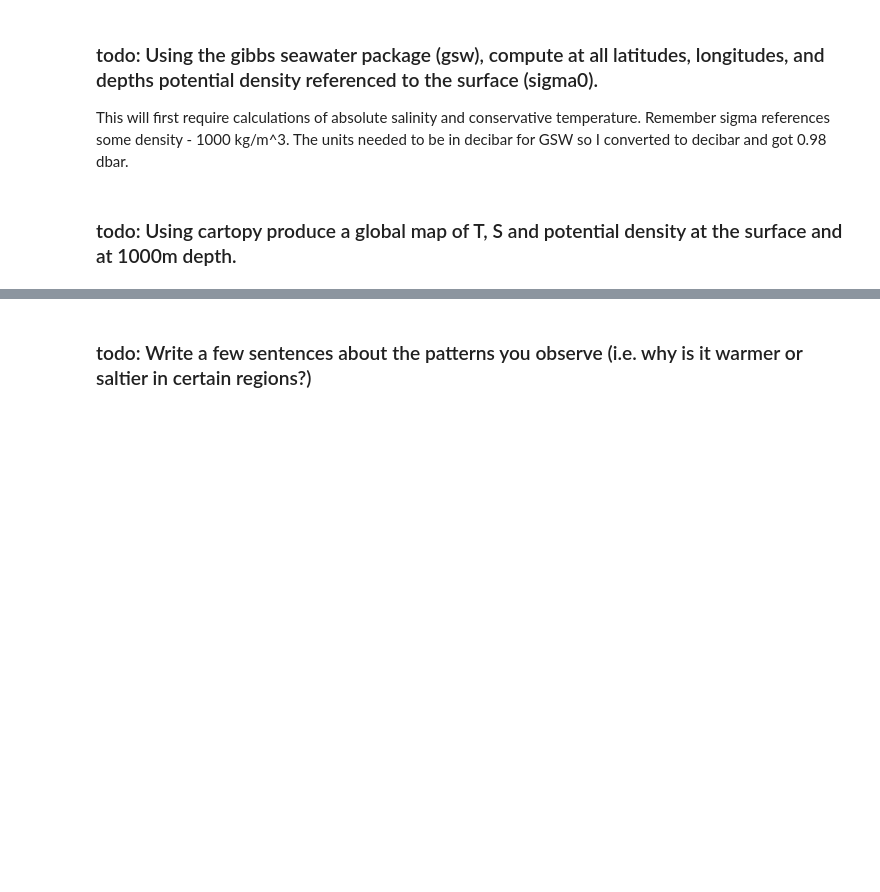
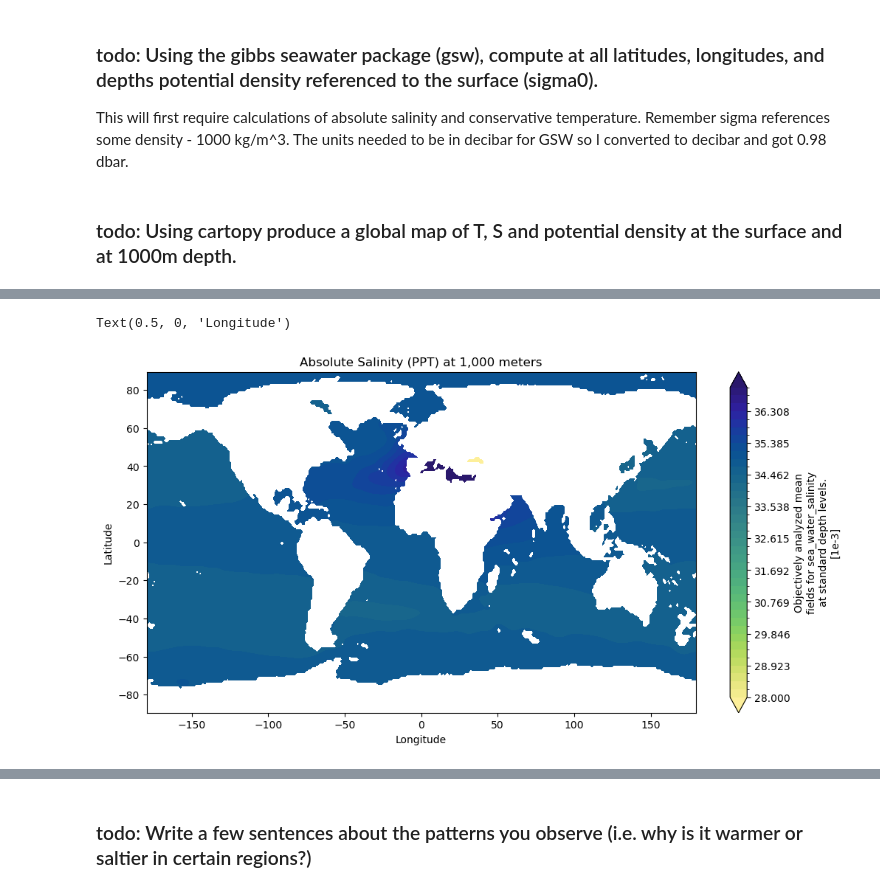
Before and after one commit to samrey3002/physical_oceanography, a Jupyter notebook: notebooks/thermal_wind.ipynb, the cells around one changed output, grey strips where cells are left out. Cells and saved outputs as stored; diff of their text form; code cells hidden in the pictures; blank space fills up the shorter version.

```diff
--- a/notebooks/thermal_wind.ipynb
+++ b/notebooks/thermal_wind.ipynb
@@ -172,0 +182,13 @@ potential_density.sel(depth='1.00e+03').plot()
+# %%
+fig, ax = plt.subplots(figsize=(12, 6))
+
+absolute_salt.sel(depth='1.00e+03').plot.contourf(vmin=28, vmax=37, cmap=cmocean.cm.haline_r, levels=40)
+
+ax.set_title('Absolute Salinity (PPT) at 1,000 meters')
+
+ax.set_ylabel('Latitude')
+
+ax.set_xlabel('Longitude')
+# %% [output]
+Text(0.5, 0, 'Longitude')
+[figure, added]
```
Also changed, not shown: parts of 14 cells of this notebook.
